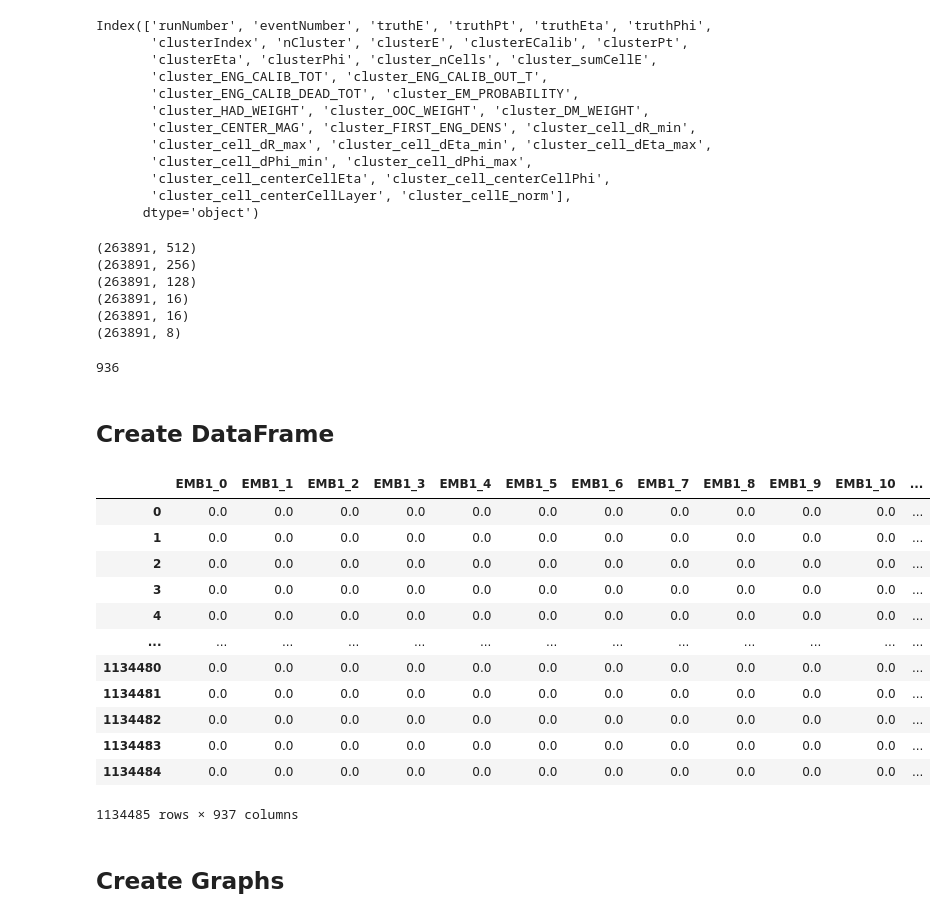
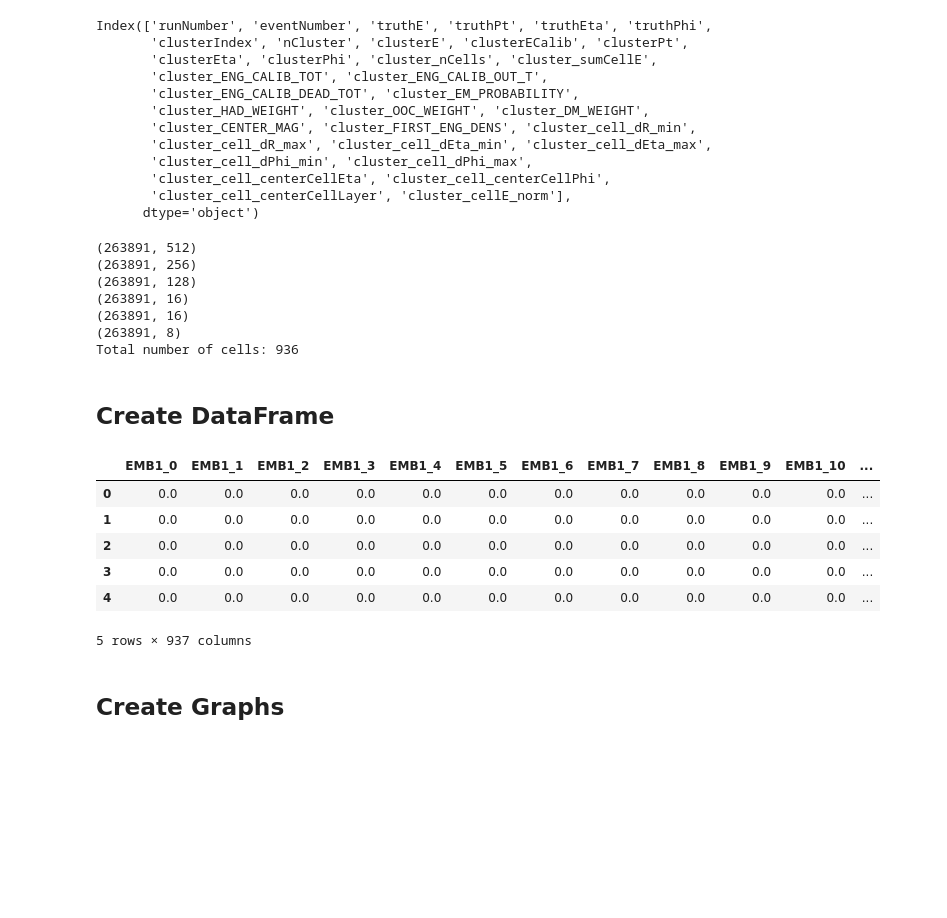
Before and after one commit to evilpegasus/LCStudies, a Jupyter notebook: classifier/TopoClusterClassiferGraph.ipynb, the cells around one changed output. Saved outputs shown, nothing was run; the diff lists cells and outputs as text; code cells hidden in the pictures; blank space fills up the shorter version.

```diff
--- a/classifier/TopoClusterClassiferGraph.ipynb
+++ b/classifier/TopoClusterClassiferGraph.ipynb
@@ -120,8 +127,11 @@ Index(['runNumber', 'eventNumber', 'truthE', 'truthPt', 'truthEta', 'truthPhi',
        'cluster_cell_centerCellLayer', 'cluster_cellE_norm'],
       dtype='object')
 # %%
+n_cells = 0
 for key in pcells["pi0"]:
     print(pcells["pi0"][key].shape)
+    n_cells += pcells["pi0"][key].shape[1]
+print("Total number of cells: " + str(n_cells))
 # %% [output]
 (263891, 512)
 (263891, 256)
@@ -129,11 +139,7 @@ for key in pcells["pi0"]:
 (263891, 16)
 (263891, 16)
 (263891, 8)
+Total number of cells: 936
-# %%
-# total number of cells per event
-512+256+128+16+16+8
-# %% [output]
-936
 # %% [markdown]
 ## Create DataFrame
 # %%
@@ -167,23 +171,17 @@ df_pm["is_p0"] = 0
 # %%
 # create final df
 df = df_p0.append(df_pp.append(df_pm))
 df = df.sample(frac=1) # Shuffle the df so pi0 are not all first
 df.reset_index(inplace = True, drop = True)
-df
+df.head()
 # %% [output]
 |  | EMB1_0 | EMB1_1 | EMB1_2 | EMB1_3 | EMB1_4 | EMB1_5 | EMB1_6 | EMB1_7 | EMB1_8 | EMB1_9 | EMB1_10 | ... |
 | 0 | 0.0 | 0.0 | 0.0 | 0.0 | 0.0 | 0.0 | 0.0 | 0.0 | 0.0 | 0.0 | 0.0 | ... |
 | 1 | 0.0 | 0.0 | 0.0 | 0.0 | 0.0 | 0.0 | 0.0 | 0.0 | 0.0 | 0.0 | 0.0 | ... |
 | 2 | 0.0 | 0.0 | 0.0 | 0.0 | 0.0 | 0.0 | 0.0 | 0.0 | 0.0 | 0.0 | 0.0 | ... |
 | 3 | 0.0 | 0.0 | 0.0 | 0.0 | 0.0 | 0.0 | 0.0 | 0.0 | 0.0 | 0.0 | 0.0 | ... |
 | 4 | 0.0 | 0.0 | 0.0 | 0.0 | 0.0 | 0.0 | 0.0 | 0.0 | 0.0 | 0.0 | 0.0 | ... |
-| ... | ... | ... | ... | ... | ... | ... | ... | ... | ... | ... | ... | ... |
-| 1134480 | 0.0 | 0.0 | 0.0 | 0.0 | 0.0 | 0.0 | 0.0 | 0.0 | 0.0 | 0.0 | 0.0 | ... |
-| 1134481 | 0.0 | 0.0 | 0.0 | 0.0 | 0.0 | 0.0 | 0.0 | 0.0 | 0.0 | 0.0 | 0.0 | ... |
-| 1134482 | 0.0 | 0.0 | 0.0 | 0.0 | 0.0 | 0.0 | 0.0 | 0.0 | 0.0 | 0.0 | 0.0 | ... |
-| 1134483 | 0.0 | 0.0 | 0.0 | 0.0 | 0.0 | 0.0 | 0.0 | 0.0 | 0.0 | 0.0 | 0.0 | ... |
-| 1134484 | 0.0 | 0.0 | 0.0 | 0.0 | 0.0 | 0.0 | 0.0 | 0.0 | 0.0 | 0.0 | 0.0 | ... |
-1134485 rows × 937 columns
+5 rows × 937 columns
 # %% [markdown]
 ## Create Graphs
 # %%
```
Also changed, not shown: parts of 15 cells of this notebook.
